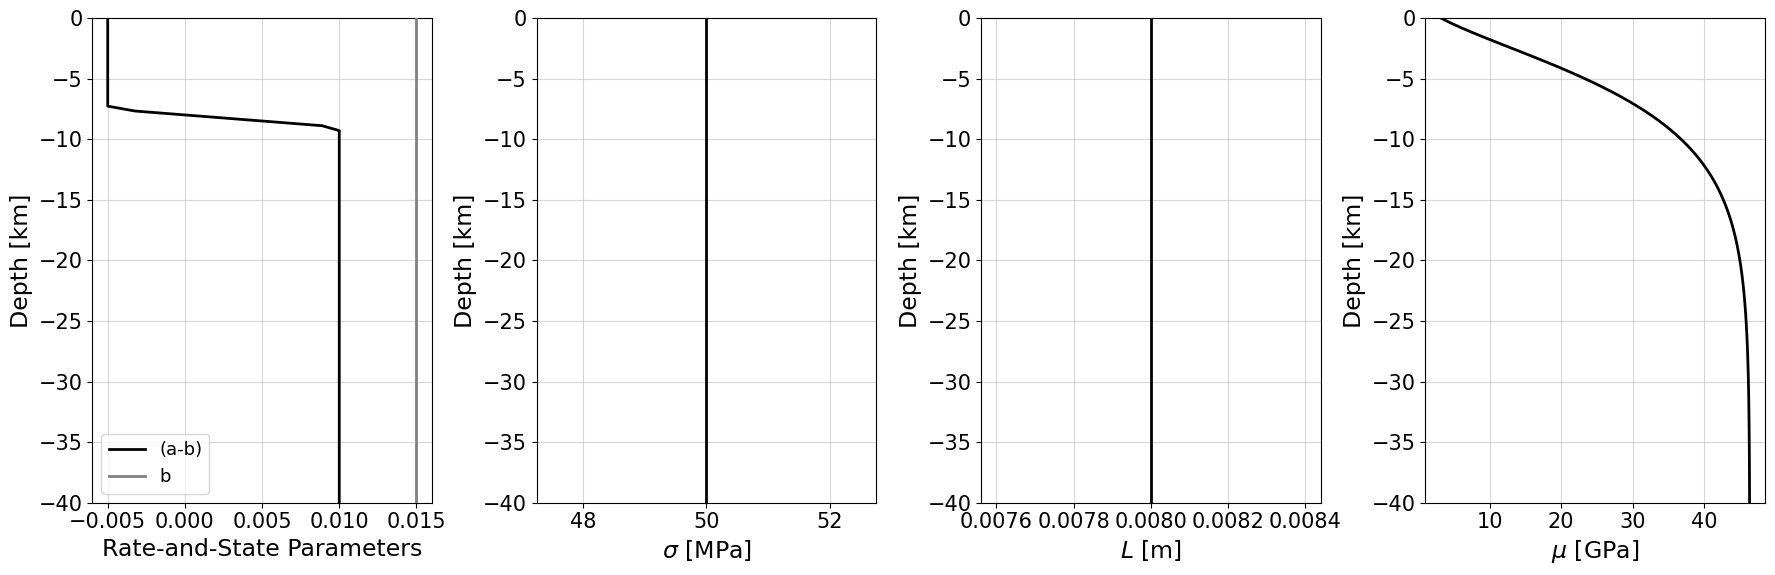
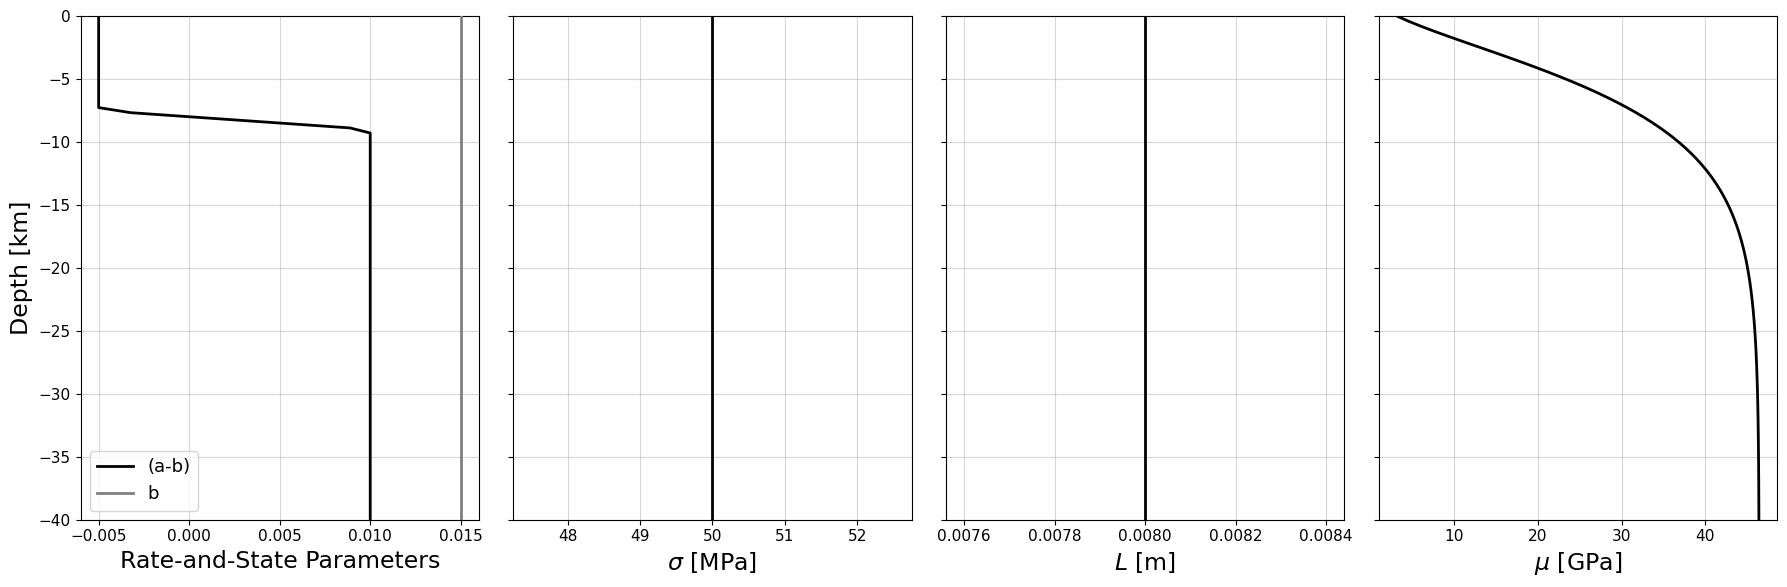
Code edit (unified diff) that turned the first committed figure into the second:
--- before
+++ after
@@ -20,5 +20,5 @@
 
 # Plot results using imshow
-fig, [ax, ax2, ax3, ax4] = plt.subplots(ncols=4, figsize=(18, 6))            # Initiate a plot with three panels
+fig, [ax, ax2, ax3, ax4] = plt.subplots(ncols=4, figsize=(18, 6), sharey=True)  # Initiate a plot with four panels
 
 ax.plot(scenario_ab, depth, 'k', label='(a-b)', lw=2, zorder=3)         # Rate-and-state parameter, a-b
@@ -27,25 +27,19 @@
 ax.set_xlabel('Rate-and-State Parameters', fontsize=17)
 ax.set_ylabel('Depth [km]', fontsize=17)
-ax.set_ylim(-40, 0)
 ax.grid(True, alpha=0.5)
 
 ax2.plot(scenario_snpre, depth, 'k', lw=2, zorder=3)                     # Initial normal stress
 ax2.set_xlabel(r'$\sigma$ [MPa]', fontsize=17)
-ax2.set_ylabel('Depth [km]', fontsize=17)
-ax2.set_ylim(-40, 0)
 ax2.grid(True, alpha=0.5)
 
 ax3.plot(scenario_L, depth, 'k', lw=2, zorder=3)                         # Characteristic state evolution distance
 ax3.set_xlabel('$L$ [m]', fontsize=17)
-ax3.set_ylabel('Depth [km]', fontsize=17)
-ax3.set_ylim(-40, 0)
 ax3.grid(True, alpha=0.5)
 
-ax4.plot(scenario_mu, depth, 'k', lw=2, zorder=3)                         # Characteristic state evolution distance
-ax4.set_xlabel('$\mu$ [GPa]', fontsize=17)
-ax4.set_ylabel('Depth [km]', fontsize=17)
-ax4.set_ylim(-40, 0)
+ax4.plot(scenario_mu, depth, 'k', lw=2, zorder=3)                         # Shear modulus
+ax4.set_xlabel(r'$\mu$ [GPa]', fontsize=17)
 ax4.grid(True, alpha=0.5)
 
+plt.ylim(-40, 0)
 plt.tight_layout()
 if save_plot:

Commit: 1. Add wget feature for pre-computed outputs; 2. Add exercises; 3. Upadted default output path